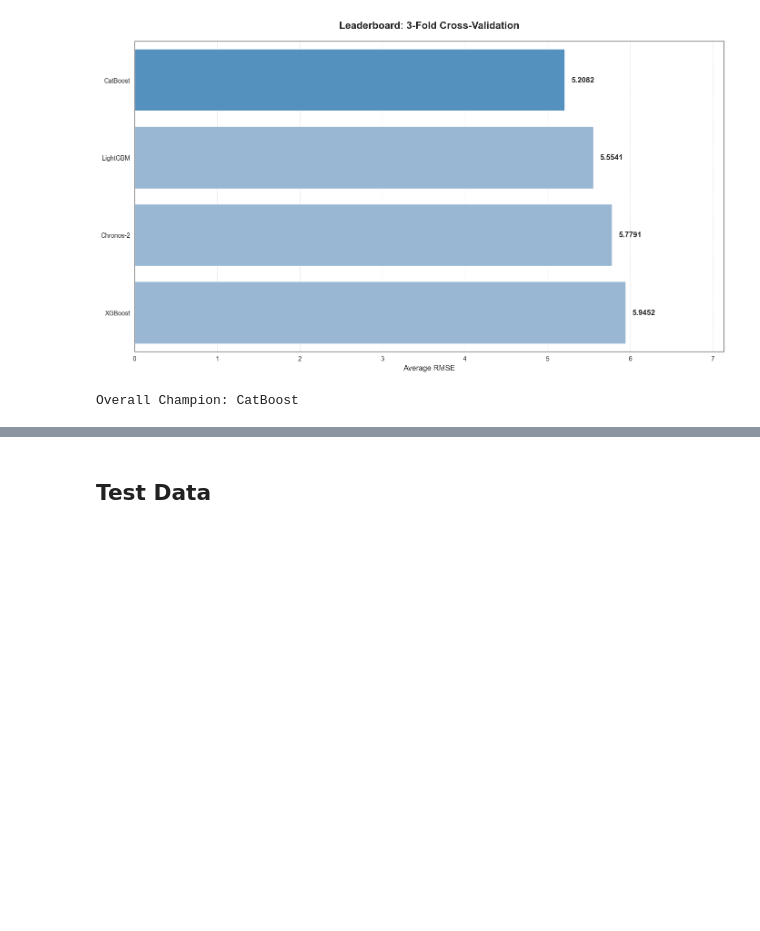
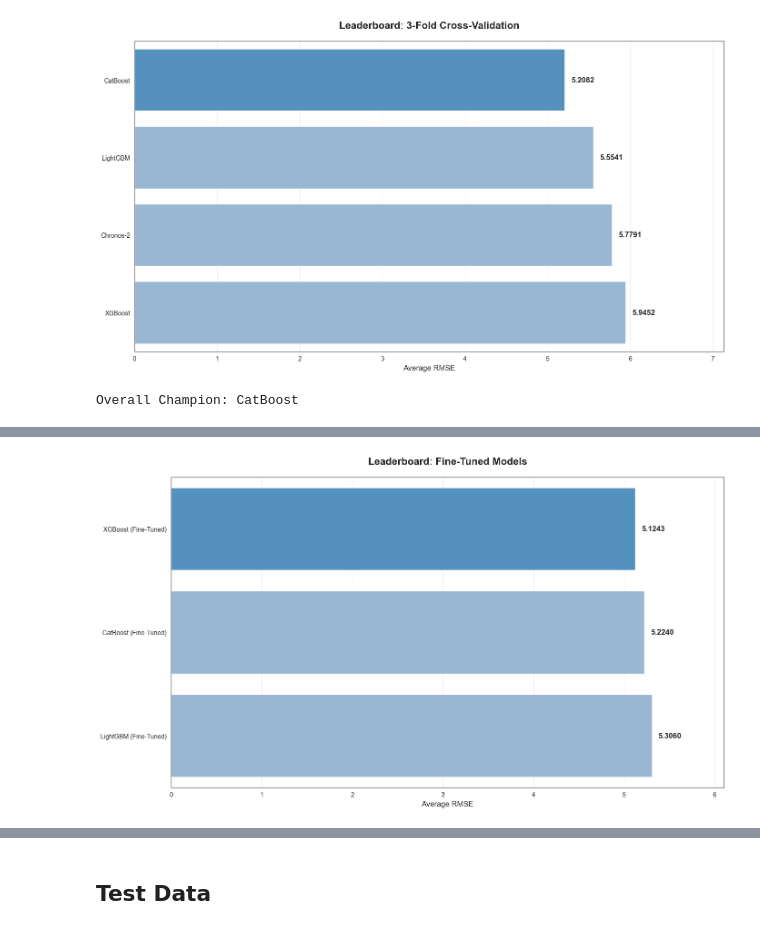
Before and after one commit to luisgrewe/StockSalesPrediction, a Jupyter notebook: salesprediction.ipynb, the cells around one changed output, grey strips where cells are left out. Cells and saved outputs as stored; diff of their text form; code cells hidden in the pictures; blank space fills up the shorter version.

```diff
--- a/salesprediction.ipynb
+++ b/salesprediction.ipynb
@@ -903,9 +904,6 @@ for i in range(x_fold_cv):
 
     if i == 0:
         final_models['Chronos-2'] = pipeline
-        # Optional: store the final validation comparison for plotting
-        X_val_chronos_final = ground_truth
-        y_val_chronos_final = ground_truth[target_col]
 
 # Final Evaluation
 average_rmse_chronos = np.mean(cv_rmses)
@@ -1219 +1144,49 @@ plt.show()
+# %%
+with open('config/best_models_config.json', 'r') as f:
+    config_data = json.load(f)
+
+# Zugriff auf die Modell-Ergebnisse und Metadaten
+saved_models = config_data['models']
+experiment_winner = config_data['metadata']['overall_winner']
+
+final_leaderboard_data = []
+
+# Wir gehen durch die gespeicherten Modelle in der Config
+for model_name, details in saved_models.items():
+    # Wir fügen die Daten direkt aus der JSON hinzu
+    final_leaderboard_data.append({
+        'Model': f"{model_name} (Fine-Tuned)",
+        'RMSE': details['rmse'],
+        'Is_Tuned': True
+    })
+
+df_final = pd.DataFrame(final_leaderboard_data).sort_values(by='RMSE', ascending=True)
+
+plt.figure(figsize=(14, 8))
+
+
+ax = sns.barplot(
+    data=df_final,
+    x='RMSE',
+    y='Model',
+    palette=colors,
+    hue='Model',
+    legend=False
+)
+
+for i in ax.containers:
+    ax.bar_label(i, fmt='%.4f', padding=10, fontsize=12, fontweight='bold')
+
+plt.title(f'Leaderboard: Fine-Tuned Models', fontsize=16, fontweight='bold', pad=20)
+plt.xlabel('Average RMSE', fontsize=12)
+plt.ylabel('', fontsize=12)
+plt.grid(axis='x', linestyle='--', alpha=0.5)
+
+plt.xlim(0, df_final['RMSE'].max() * 1.15)
+
+plt.tight_layout()
+plt.savefig('images/model_leaderboard_fine_tuned.png')
+plt.show()
+# %% [output]
+[figure, added]
 # %%
```
Also changed, not shown: parts of 16 cells of this notebook, 20 other files.
